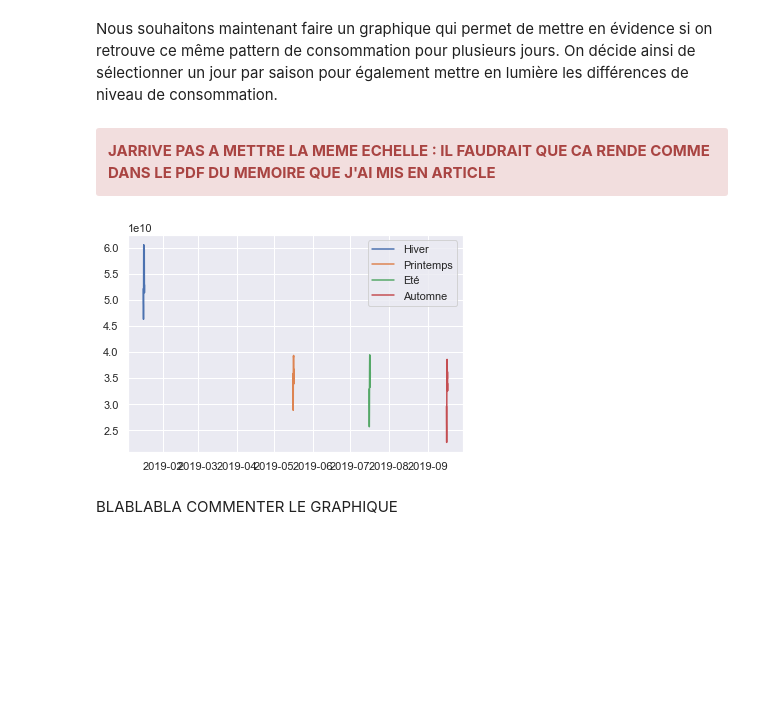
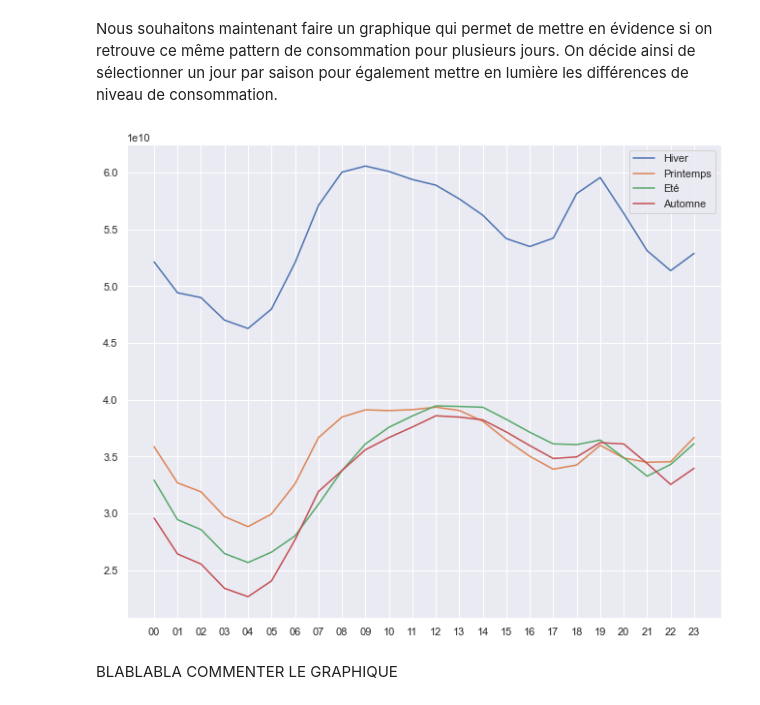
Before and after one commit to CecileBris/Electricity-Prediction, a Jupyter notebook: PROJET_PROPRE PYTHON .ipynb, the cells around one changed output. Cells and saved outputs as stored; diff of their text form; code cells hidden in the pictures; blank space fills up the shorter version.

```diff
--- a/PROJET_PROPRE PYTHON .ipynb
+++ b/PROJET_PROPRE PYTHON .ipynb
@@ -294,6 +294,12 @@ df_final.insert(2, 'Hours',df_final["Horodate"].astype(str).str[11:13] )
 df_final["weekday"] = df_final["Horodate"].apply(lambda x: x.weekday())
 
 df_final["Date"] = df_final["Horodate"].astype(str).str[:10]
+
+df_final["Date"] = pd.to_datetime(df_final["Date"])
+
+df_final["Mois-annee"] = df_final["Year"].astype(str) + "-" + df_final["Mois"].astype(str) + "-01"
+
+df_final["Mois-annee"] = pd.to_datetime(df_final["Mois-annee"])
 # %% [markdown]
 ### A. Une saisonnalité horaire
 # %% [markdown]
@@ -319,29 +325,24 @@ On peut aisément vérifier cela séparant les deux consommations.
 On voit donc l'intéret ici de distinguer les deux consommations, puisque les comportements sont à l'opposé : le pic de consommation des professionels est atteint en journée, tandis que celle des particuliers en fin de journée/début de soirée.
 # %% [markdown]
 Nous souhaitons maintenant faire un graphique qui permet de mettre en évidence si on retrouve ce même pattern de consommation pour plusieurs jours. On décide ainsi de sélectionner un jour par saison pour également mettre en lumière les différences de niveau de consommation.
-# %% [markdown]
-<div class="alert alert-danger">
-    <b>JARRIVE PAS A METTRE LA MEME ECHELLE : IL FAUDRAIT QUE CA RENDE COMME DANS LE PDF DU MEMOIRE QUE J'AI MIS EN ARTICLE</b>
-
-</div>
 # %%
 df_hiver = df_final.loc[df_final["Date"] == "2019-01-16"]
 df_print = df_final.loc[df_final["Date"] == "2019-05-16"]
 df_ete = df_final.loc[df_final["Date"] == "2019-07-16"]
 
 df_automn = df_final.loc[df_final["Date"] == "2019-09-16"]
 
-plt.plot(df_hiver["Horodate"], df_hiver["Consommations totale (W)"],
+plt.plot(df_hiver["Hours"], df_hiver["Consommations totale (W)"],
         label = "Hiver")
-plt.plot(df_print["Horodate"], df_print["Consommations totale (W)"],
+plt.plot(df_print["Hours"], df_print["Consommations totale (W)"],
         label ="Printemps")
-plt.plot(df_ete["Horodate"], df_ete["Consommations totale (W)"],
+plt.plot(df_ete["Hours"], df_ete["Consommations totale (W)"],
         label = "Eté")
-plt.plot(df_automn["Horodate"], df_automn["Consommations totale (W)"],
+plt.plot(df_automn["Hours"], df_automn["Consommations totale (W)"],
         label = "Automne")
 plt.legend();
 # %% [output]
-[figure, old version]
+[figure, new version]
 # %% [markdown]
 BLABLABLA COMMENTER LE GRAPHIQUE
 # %% [markdown]
```
Also changed, not shown: parts of 21 cells of this notebook.
